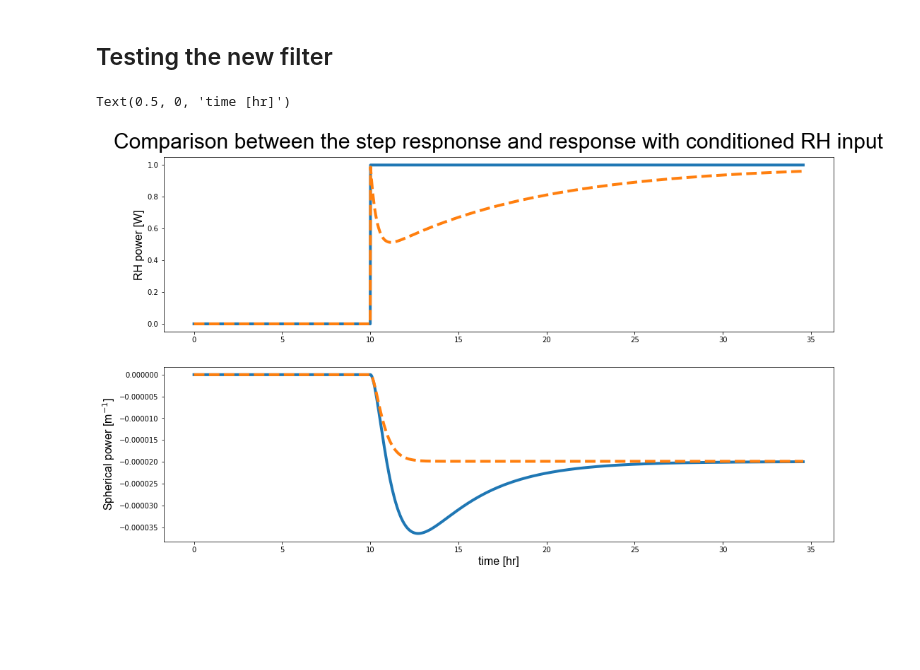
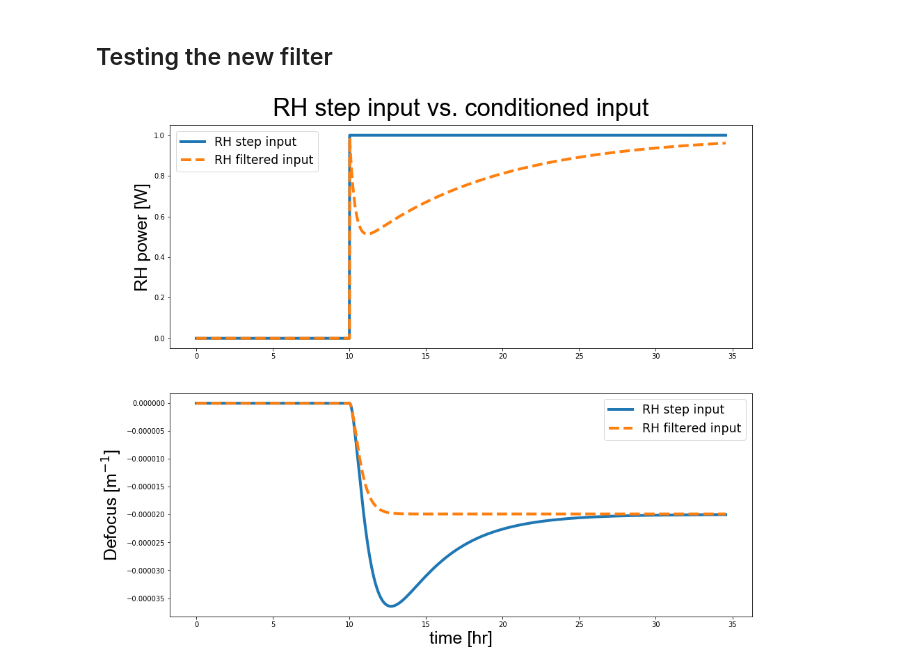
Before and after one commit to dancvan/IRHF, a Jupyter notebook: code/IRHF_first.ipynb, the cells around one changed output. Drawn from its saved outputs; the diff is of its cells as text; code cells hidden in the pictures; blank space fills up the shorter version.

Commit message:
Changing cosmetics to the final plot of this script (font size, linewidth, etc.)

```diff
--- a/code/IRHF_first.ipynb
+++ b/code/IRHF_first.ipynb
@@ -86,9 +86,9 @@ unit_step[t_new>36000] = 1
 ## Some plotting defaults
 lin_thickness = 4
 
-title_font = {'fontname':'Arial', 'size':'30', 'color':'black', 'weight':'normal',
+title_font = {'fontname':'Arial', 'size':'35', 'color':'black', 'weight':'normal',
               'verticalalignment':'bottom'} # Bottom vertical alignment for more space
-axis_font = {'fontname':'Arial', 'size':'16'}
+axis_font = {'fontname':'Arial', 'size':'25'}
 # %%
 fig = plt.figure(figsize=(17,10))
 plt.subplot(211)
@@ -127,17 +127,20 @@ Text(0.5, 0, 'Frequency [Hz]')
 [ _ ,y_inp_inv, _] = signal.lsim(rh_input_filter, unit_step, t_new)
 [ _ ,y_mod_sim_inv, _] = signal.lsim(model_zpk, y_inp_inv, t_new)
 # %%
-fig = plt.figure(figsize=(17,10))
+fig = plt.figure(figsize=(15,13))
 plt.subplot(211)
-plt.plot(t_new/3600, unit_step,linewidth = lin_thickness)
-plt.plot(t_new/3600, y_inp_inv,'--', linewidth = lin_thickness)
+plt.plot(t_new/3600, unit_step,linewidth = lin_thickness,label='RH step input')
+plt.plot(t_new/3600, y_inp_inv,'--', linewidth = lin_thickness,label='RH filtered input')
 plt.ylabel('RH power [W]',**axis_font)
-plt.title('Comparison between the step respnonse and response with conditioned RH input',**title_font)
+plt.title('RH step input vs. conditioned input',**title_font)
+plt.legend(fontsize = 'xx-large')
 plt.subplot(212)
-plt.plot(t_new/3600,-y_mod_sim, linewidth = lin_thickness)
-plt.plot(t_new/3600,-y_mod_sim_inv,'--', linewidth = lin_thickness)
-plt.ylabel('Spherical power [m$^{-1}$]',**axis_font)
+plt.plot(t_new/3600,-y_mod_sim, linewidth = lin_thickness,label='RH step input')
+plt.plot(t_new/3600,-y_mod_sim_inv,'--', linewidth = lin_thickness,label='RH filtered input')
+plt.ylabel('Defocus [m$^{-1}$]',**axis_font)
 plt.xlabel('time [hr]',**axis_font)
+plt.legend(fontsize = 'xx-large')
+
+fig.savefig('IRHF.pdf')
 # %% [output]
-Text(0.5, 0, 'time [hr]')
-[figure, old version]
+[figure, new version]
```
Also changed, not shown: parts of 1 cell of this notebook.
